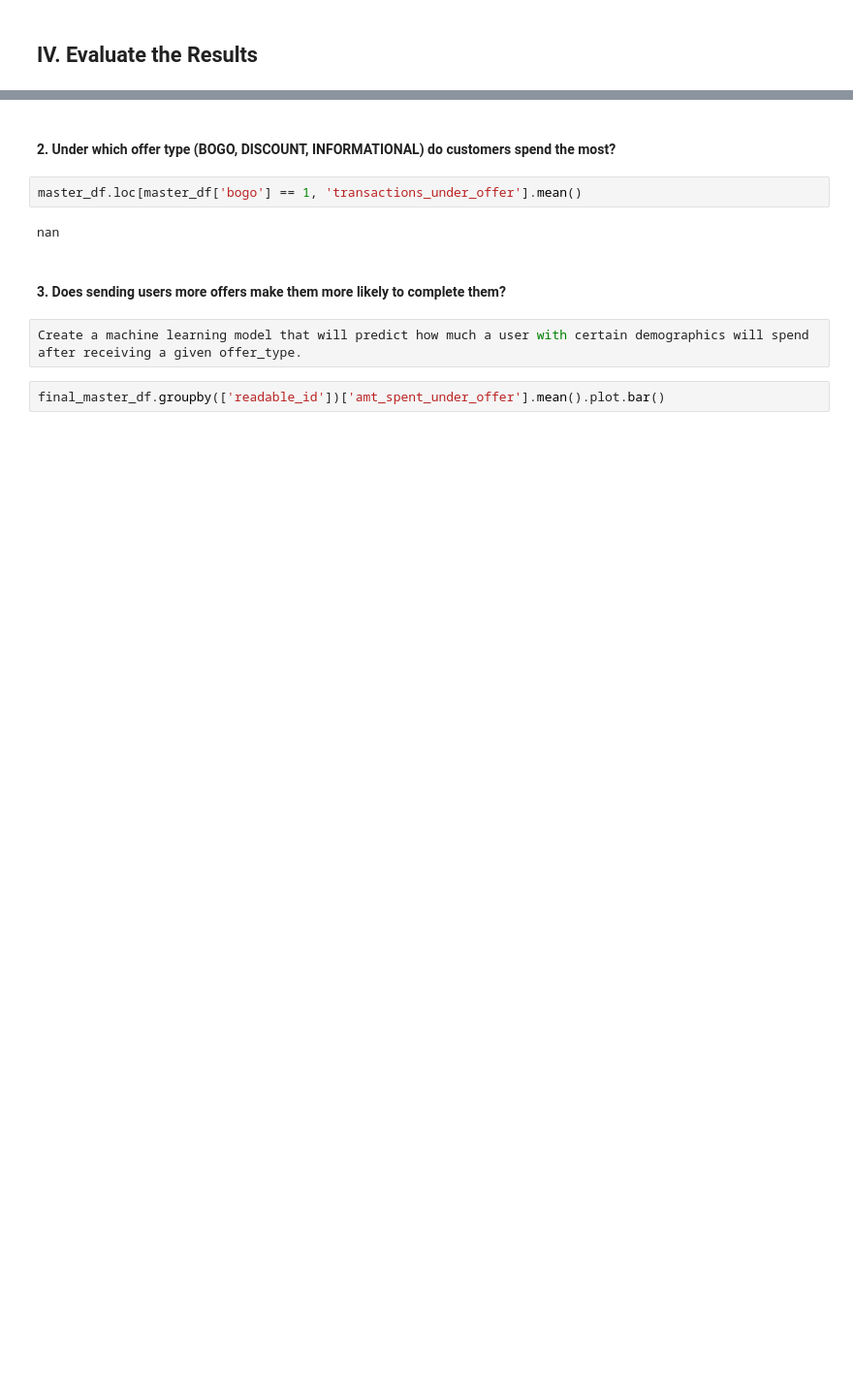
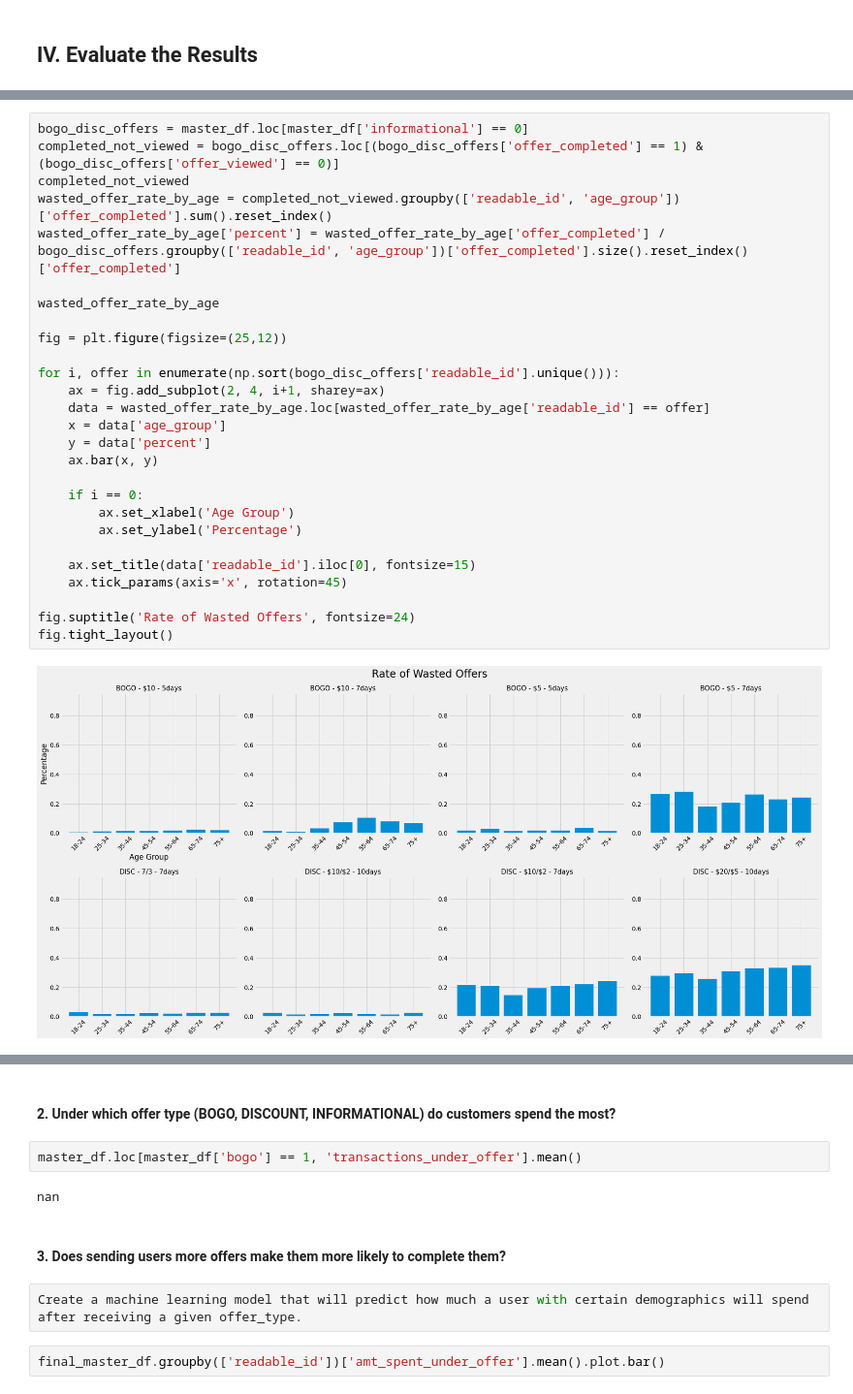
Before and after one commit to jnish23/Starbucks-Capstone, a Jupyter notebook: Starbucks_Capstone_notebook.ipynb, the cells around one changed output, grey strips where cells are left out. Shown at 97% size. Drawn from its saved outputs; the diff is of its cells as text; blank space fills up the shorter version.

```diff
--- a/Starbucks_Capstone_notebook.ipynb
+++ b/Starbucks_Capstone_notebook.ipynb
@@ -754,0 +861,29 @@ num_offers_successful:  27456
+# %%
+bogo_disc_offers = master_df.loc[master_df['informational'] == 0]
+completed_not_viewed = bogo_disc_offers.loc[(bogo_disc_offers['offer_completed'] == 1) & (bogo_disc_offers['offer_viewed'] == 0)]
+completed_not_viewed
+wasted_offer_rate_by_age = completed_not_viewed.groupby(['readable_id', 'age_group'])['offer_completed'].sum().reset_index()
+wasted_offer_rate_by_age['percent'] = wasted_offer_rate_by_age['offer_completed'] / bogo_disc_offers.groupby(['readable_id', 'age_group'])['offer_completed'].size().reset_index()['offer_completed']
+
+wasted_offer_rate_by_age
+
+fig = plt.figure(figsize=(25,12))
+
+for i, offer in enumerate(np.sort(bogo_disc_offers['readable_id'].unique())):
+    ax = fig.add_subplot(2, 4, i+1, sharey=ax)
+    data = wasted_offer_rate_by_age.loc[wasted_offer_rate_by_age['readable_id'] == offer]
+    x = data['age_group']
+    y = data['percent']
+    ax.bar(x, y)
+
+    if i == 0:
+        ax.set_xlabel('Age Group')
+        ax.set_ylabel('Percentage')
+
+    ax.set_title(data['readable_id'].iloc[0], fontsize=15)
+    ax.tick_params(axis='x', rotation=45)
+
+fig.suptitle('Rate of Wasted Offers', fontsize=24)
+fig.tight_layout()
+# %% [output]
+[figure, added]
```
Also changed, not shown: parts of 19 cells of this notebook, 2 other files.
